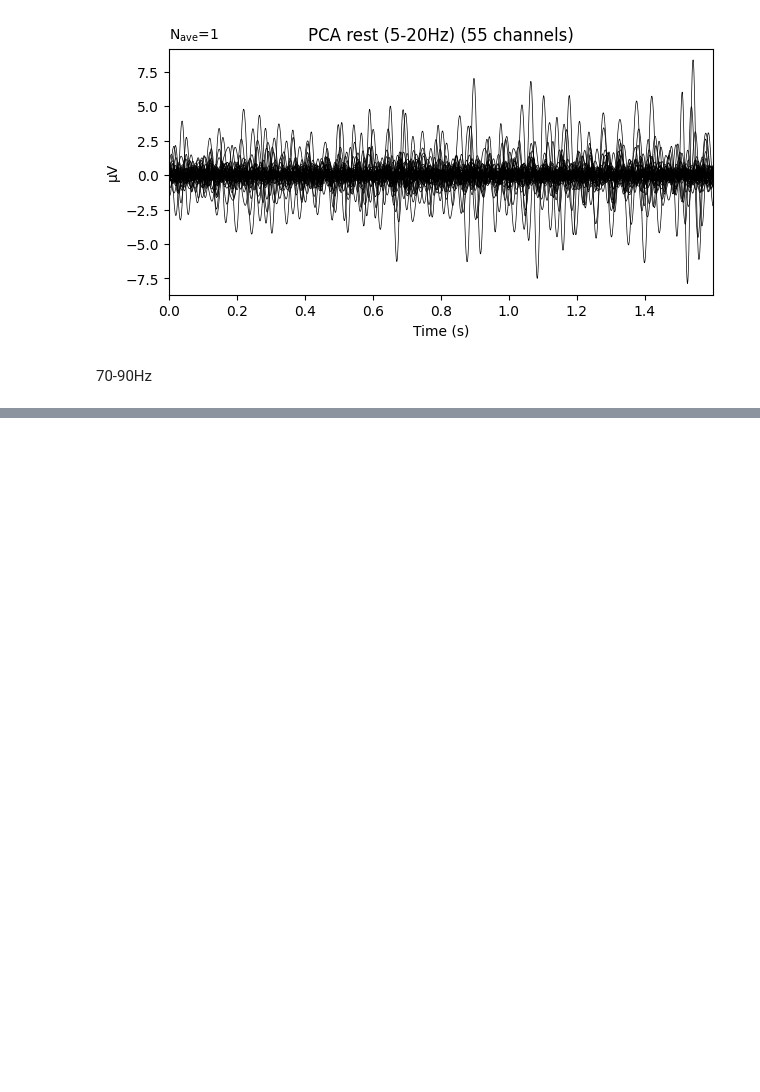
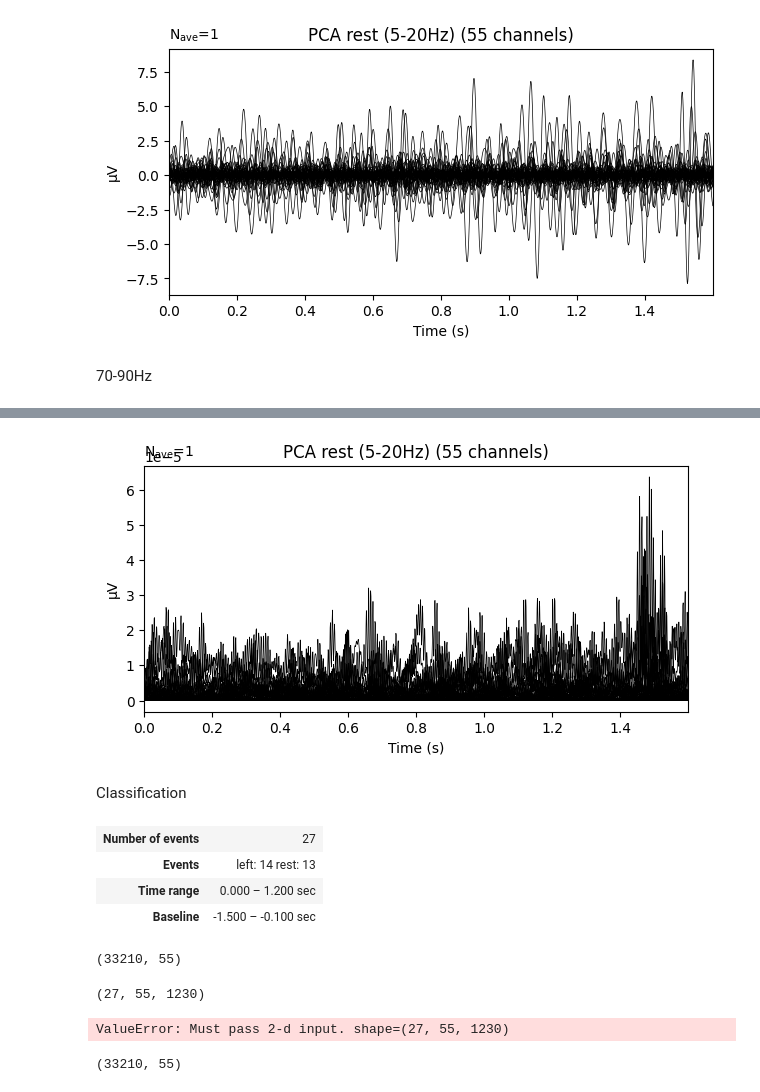
Before and after one commit to donalbertico/bci-analysis, a Jupyter notebook: ah/feature_extraction.ipynb, the cells around one changed output, grey strips where cells are left out. Cells and saved outputs as stored; diff of their text form; code cells hidden in the pictures; blank space fills up the shorter version.

Commit message:
transforming pca to df

```diff
--- a/ah/feature_extraction.ipynb
+++ b/ah/feature_extraction.ipynb
@@ -117,0 +121,15 @@ print()
+# %%
+X_rst = rest_epochs.copy().crop(-0.1,1.5).filter(70,90, n_jobs=4, verbose=False).get_data()
+n_eps, n_chan, n_time = X_rst.shape
+X_rst = np.transpose(X_rst,(1,0,2)).reshape(n_chan, n_eps*n_time).T
+# %%
+X_rst = pca.fit_transform(X_rst)
+X_rst = X_rst.T.reshape((-1, n_eps, n_time)).transpose((1,0,2))
+# %%
+ev = EvokedArray(np.mean(X_rst**2, axis=0), rest_epochs.info)
+ev.plot(spatial_colors=False, titles='PCA rest (5-20Hz)')
+print()
+# %% [output]
+[figure, added]
+# %% [markdown]
+Classification
@@ -117,0 +139,24 @@ print()
+# %%
+X
+# %% [output]
+| Number of events | 27 |
+| Events | left: 14 rest: 13 |
+| Time range | 0.000 – 1.200 sec |
+| Baseline | -1.500 – -0.100 sec |
+# %%
+X = X.get_data()
+n_eps, n_chan, n_time = X.shape
+X = np.transpose(X,(1,0,2)).reshape(n_chan, n_eps*n_time).T
+X.shape
+# %% [output]
+(33210, 55)
+# %%
+X = pca.fit_transform(X)
+X = X.T.reshape((-1, n_eps, n_time)).transpose((1,0,2))
+X.shape
+# %% [output]
+(27, 55, 1230)
+# %%
+pd.DataFrame(X)
+# %% [output]
+ValueError: Must pass 2-d input. shape=(27, 55, 1230)
@@ -117,0 +173,4 @@ print()
+# %%
+xx.shape
+# %% [output]
+(33210, 55)
```
Also changed, not shown: parts of 10 cells of this notebook, 1 other file.
